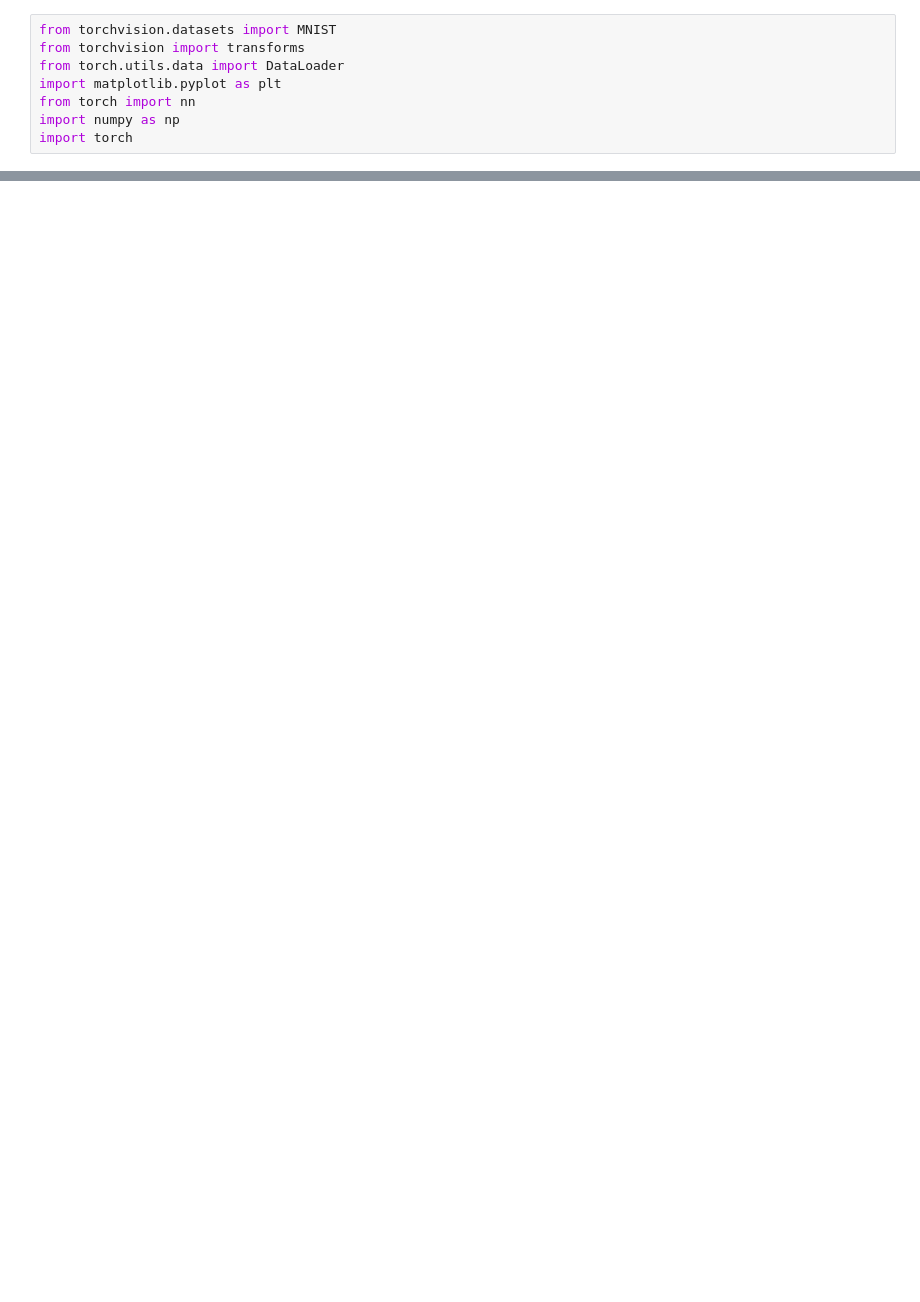
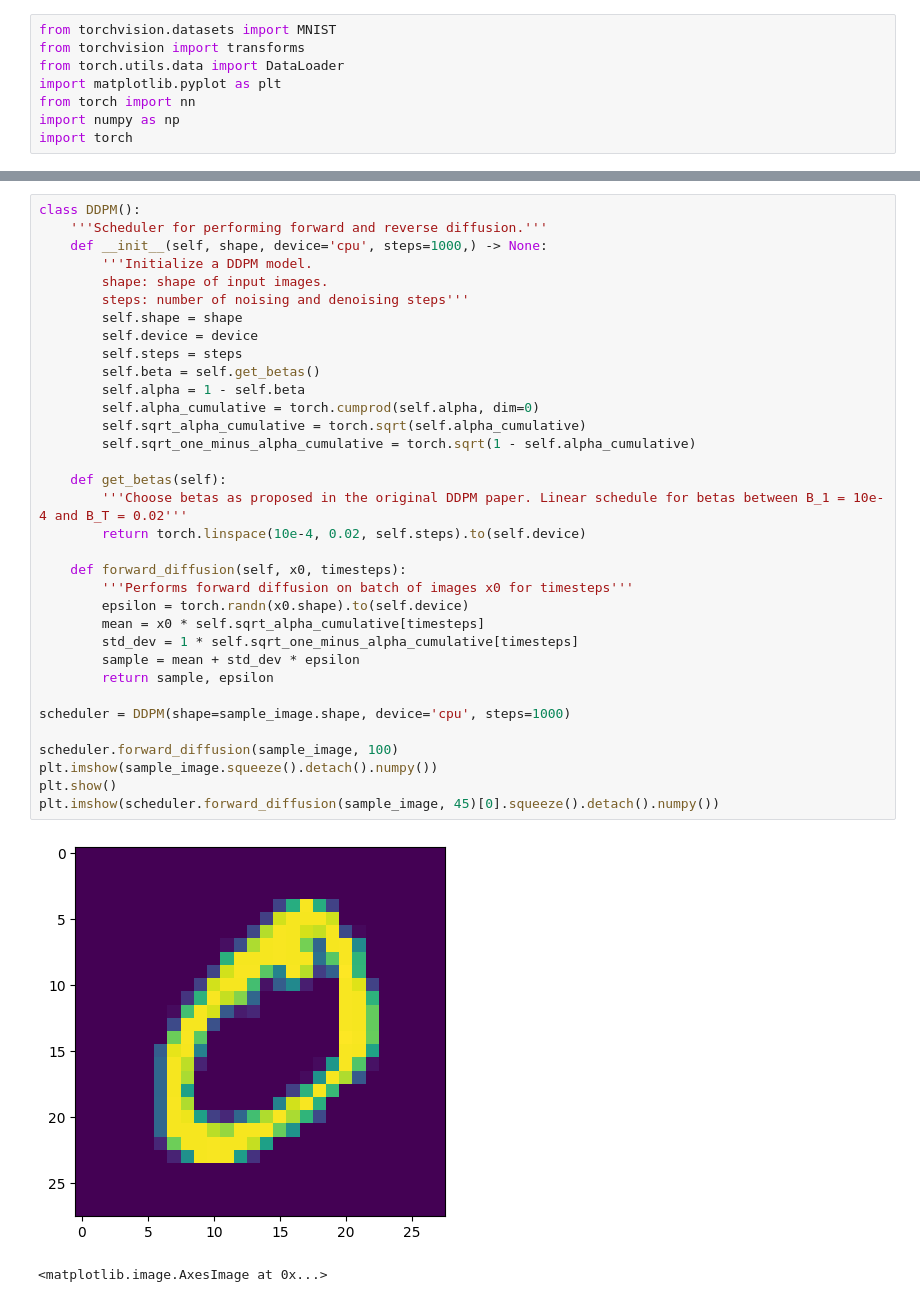
Before and after one commit to NoeGille/Diffusion_MNIST, a Jupyter notebook: diffusion_mnist.ipynb, the cells around one changed output, grey strips where cells are left out. Cells and saved outputs as stored; diff of their text form; blank space fills up the shorter version.

Commit message:
add DDPM class

```diff
--- a/diffusion_mnist.ipynb
+++ b/diffusion_mnist.ipynb
@@ -100,0 +117,37 @@ Output shape: torch.Size([1, 1, 28, 28])
+# %%
+class DDPM():
+    '''Scheduler for performing forward and reverse diffusion.'''
+    def __init__(self, shape, device='cpu', steps=1000,) -> None:
+        '''Initialize a DDPM model.
+        shape: shape of input images.
+        steps: number of noising and denoising steps'''
+        self.shape = shape
+        self.device = device
+        self.steps = steps
+        self.beta = self.get_betas()
+        self.alpha = 1 - self.beta
+        self.alpha_cumulative = torch.cumprod(self.alpha, dim=0)
+        self.sqrt_alpha_cumulative = torch.sqrt(self.alpha_cumulative)
+        self.sqrt_one_minus_alpha_cumulative = torch.sqrt(1 - self.alpha_cumulative)
+
+    def get_betas(self):
+        '''Choose betas as proposed in the original DDPM paper. Linear schedule for betas between B_1 = 10e-4 and B_T = 0.02'''
+        return torch.linspace(10e-4, 0.02, self.steps).to(self.device)
+
+    def forward_diffusion(self, x0, timesteps):
+        '''Performs forward diffusion on batch of images x0 for timesteps'''
+        epsilon = torch.randn(x0.shape).to(self.device)
+        mean = x0 * self.sqrt_alpha_cumulative[timesteps]
+        std_dev = 1 * self.sqrt_one_minus_alpha_cumulative[timesteps]
+        sample = mean + std_dev * epsilon
+        return sample, epsilon
+
+scheduler = DDPM(shape=sample_image.shape, device='cpu', steps=1000)
+
+scheduler.forward_diffusion(sample_image, 100)
+plt.imshow(sample_image.squeeze().detach().numpy())
+plt.show()
+plt.imshow(scheduler.forward_diffusion(sample_image, 45)[0].squeeze().detach().numpy())
+# %% [output]
+[figure, added]
+<matplotlib.image.AxesImage at 0x...>
```
Also changed, not shown: parts of 3 cells of this notebook, 8 other files.
